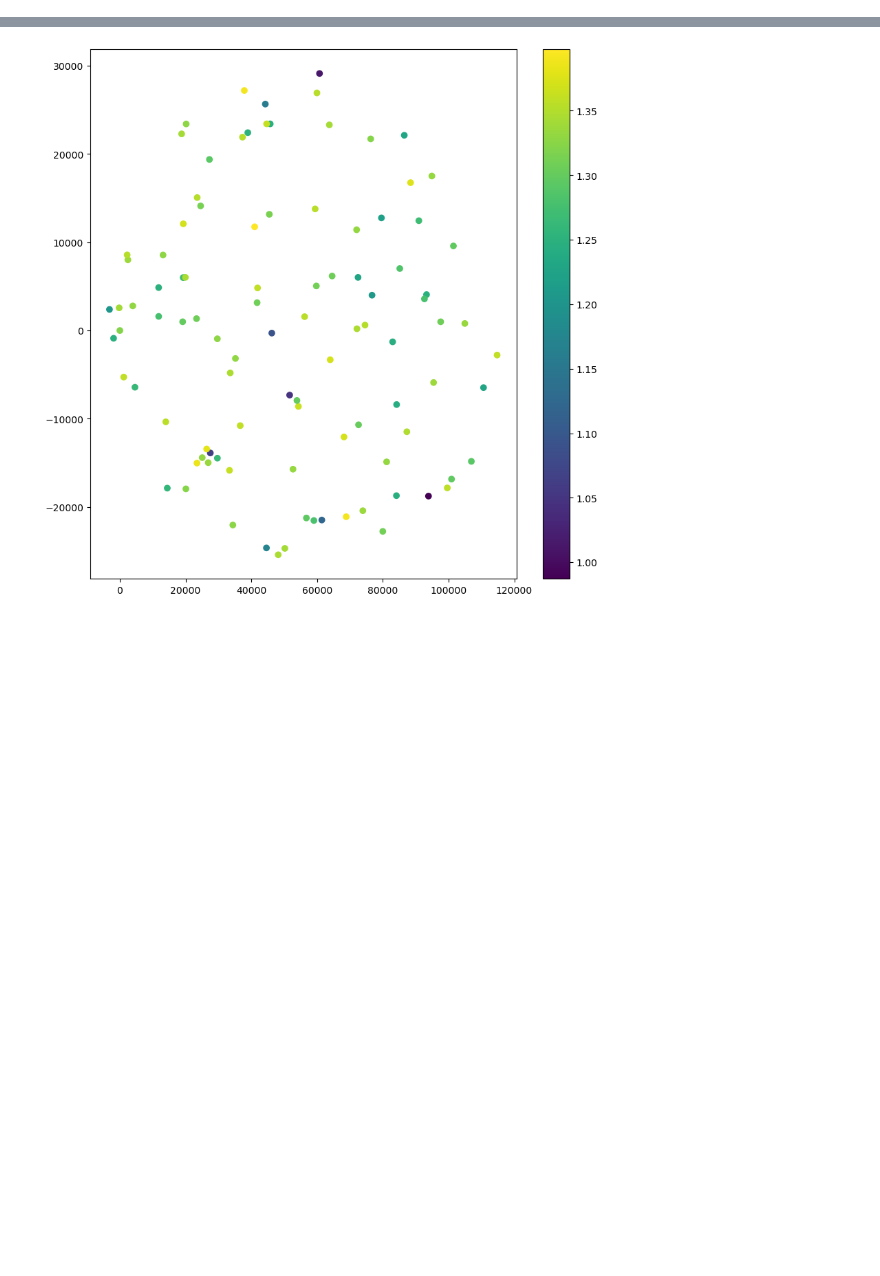
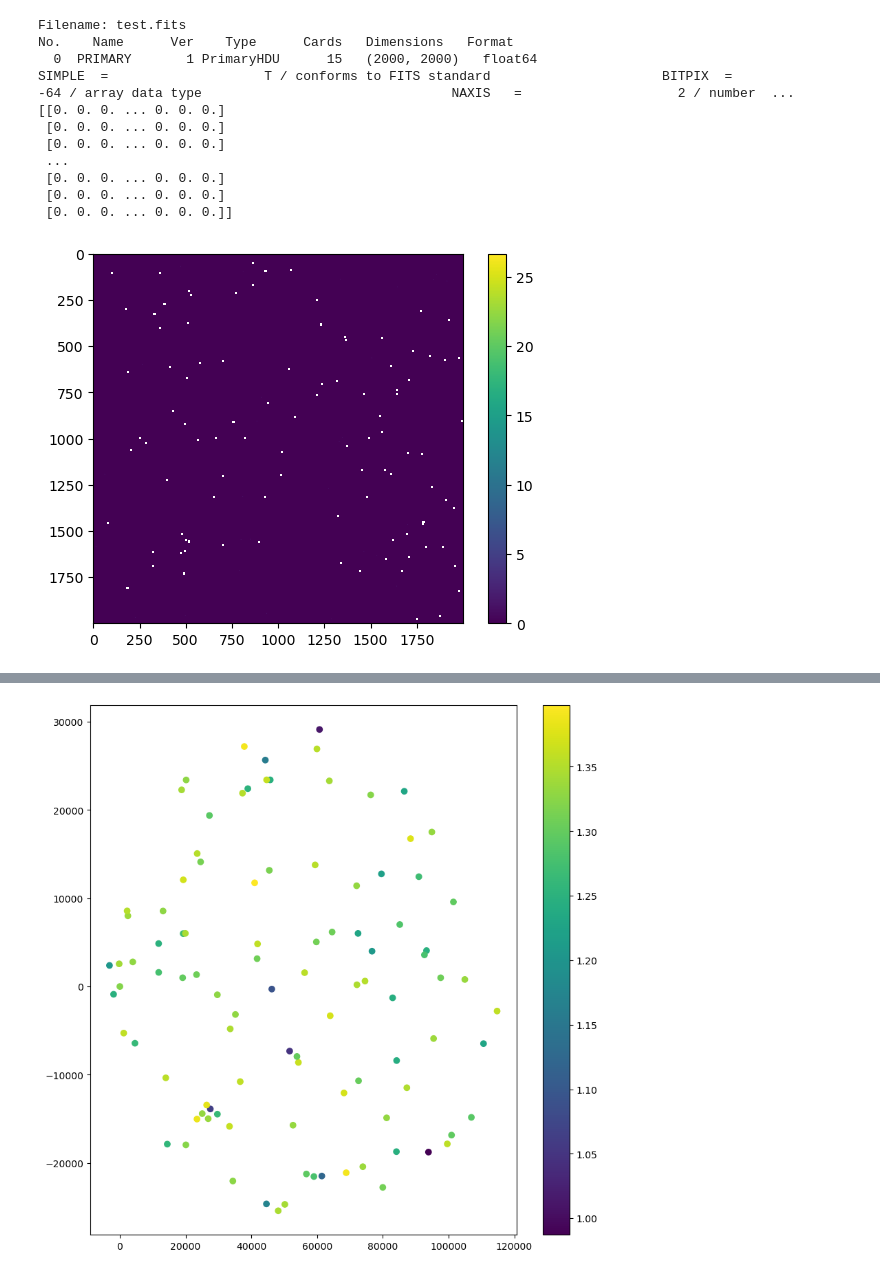
Before and after one commit to wasnaqvi/SIP, a Jupyter notebook: Notebooks/Phase0_sim.ipynb, the cells around one changed output, grey strips where cells are left out. Saved outputs shown, nothing was run; the diff lists cells and outputs as text; code cells hidden in the pictures; blank space fills up the shorter version.

```diff
--- a/Notebooks/Phase0_sim.ipynb
+++ b/Notebooks/Phase0_sim.ipynb
@@ -35,3 +61,32 @@ with h5py.File(fn, 'r') as datafile:
+# %%
+image_data = np.zeros((header['NAXIS1'],header['NAXIS2']))
+on_image = (data['x'] > 0) & (data['x'] < header['NAXIS1']) & (data['y'] > 0) & (data['y'] < header['NAXIS2'])
+image_data[data['y'][on_image].astype(int), data['x'][on_image].astype(int)] = data['CASTOR_u_app'][on_image]
+hdu = fits.PrimaryHDU(image_data, header)
+hdu.writeto('test.fits', overwrite=True)
+import matplotlib.pyplot as plt
+with fits.open('test.fits') as hdul:
+    hdul.info()
+    print(hdul[0].header)
+    print(hdul[0].data)
+    plt.imshow(hdul[0].data)
+    plt.colorbar()
+    #add x and y labels
+
+    plt.show()
+# %% [output]
+Filename: test.fits
+No.    Name      Ver    Type      Cards   Dimensions   Format
+  0  PRIMARY       1 PrimaryHDU      15   (2000, 2000)   float64
+SIMPLE  =                    T / conforms to FITS standard                      BITPIX  =                  -64 / array data type                                NAXIS   =                    2 / number  ...
+[[0. 0. 0. ... 0. 0. 0.]
+ [0. 0. 0. ... 0. 0. 0.]
+ [0. 0. 0. ... 0. 0. 0.]
+ ...
+ [0. 0. 0. ... 0. 0. 0.]
+ [0. 0. 0. ... 0. 0. 0.]
+ [0. 0. 0. ... 0. 0. 0.]]
+[figure, added]
 # %%
 #data.keys()
 #type(data['RA'])
```
Also changed, not shown: parts of 8 cells of this notebook, 1 other file.
